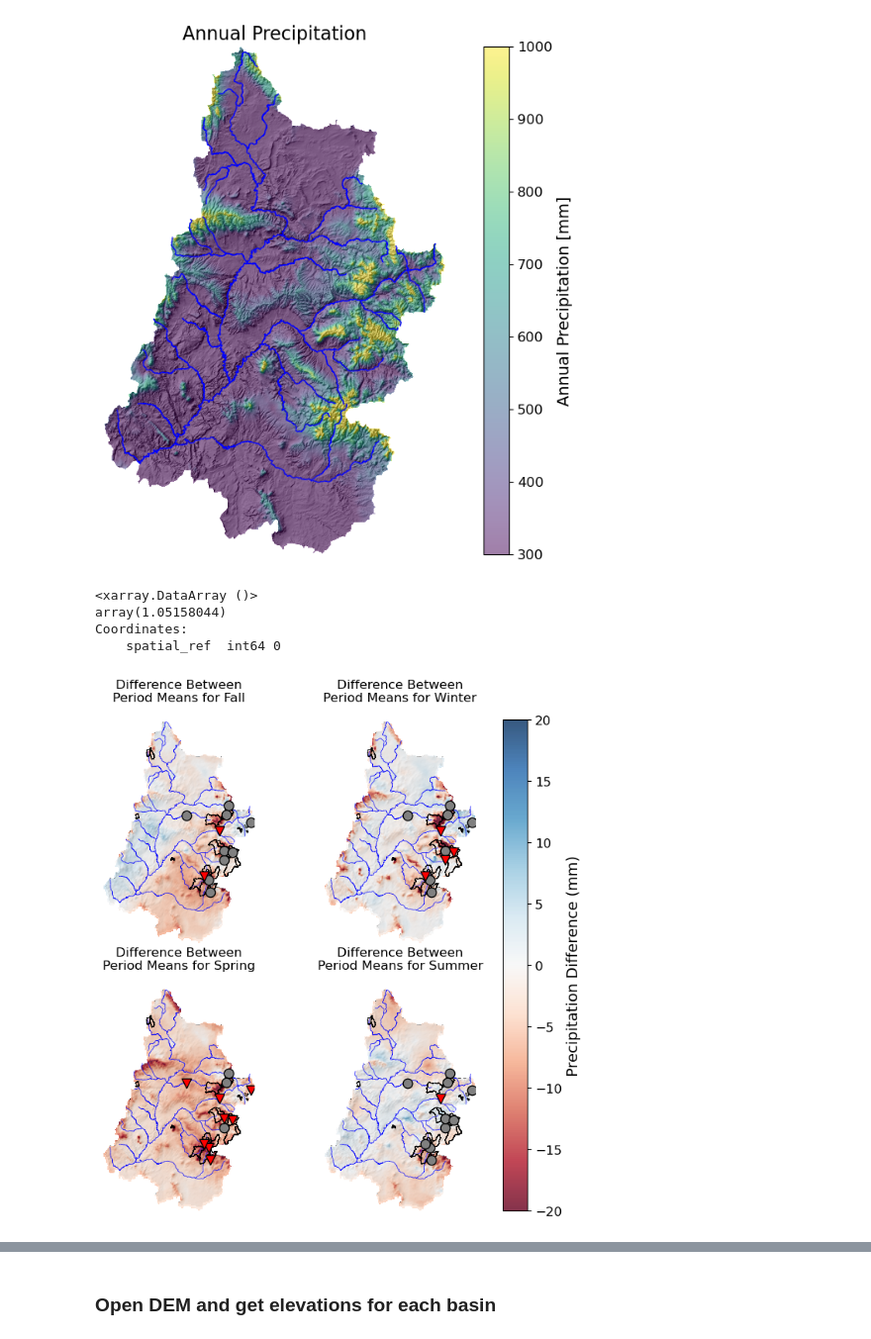
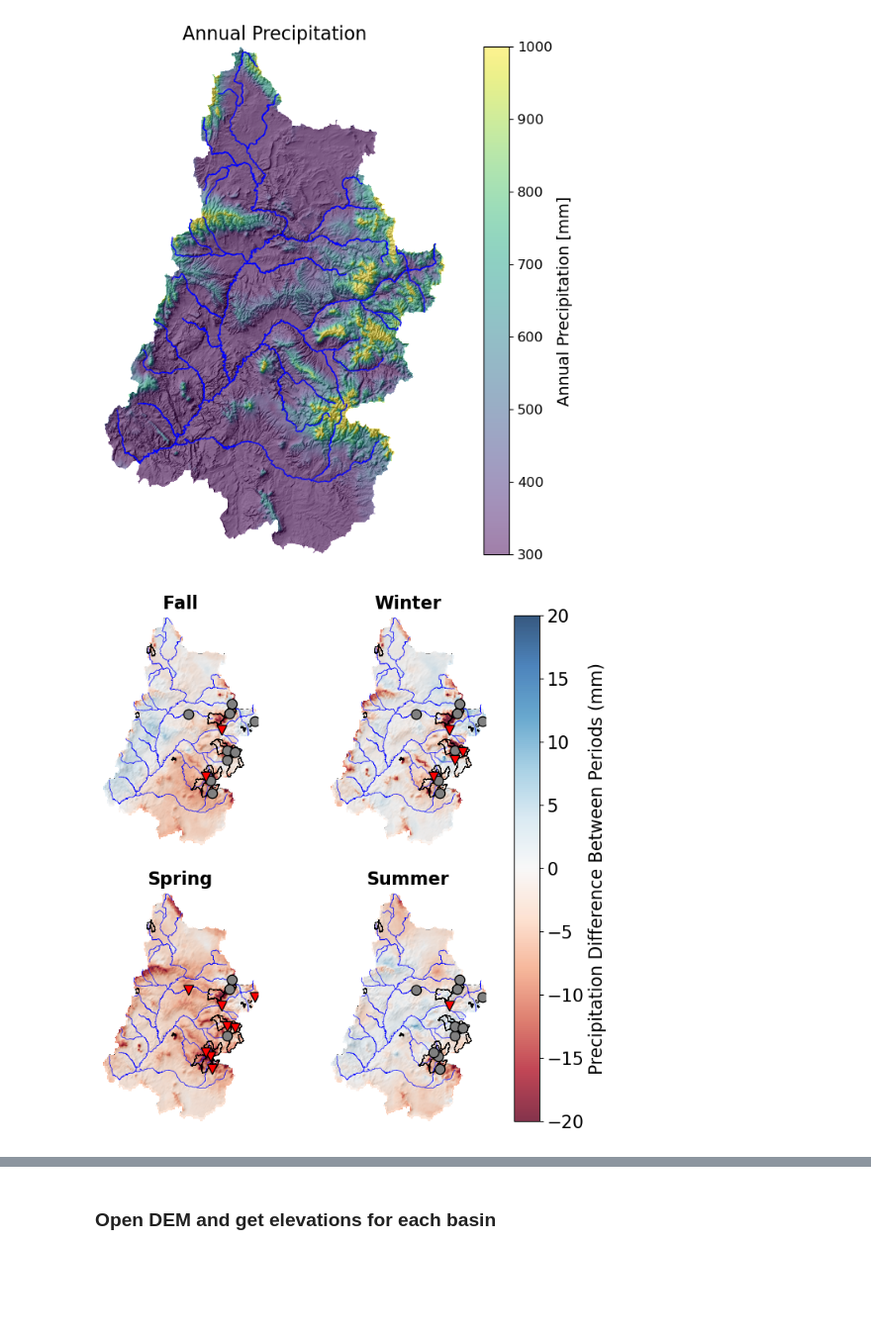
Before and after one commit to dlhogan97/Spring-Precipitation-Effect-CO-River, a Jupyter notebook: notebooks/Upper_CO_Analysis/notebooks/ucr_prism_analysis.ipynb, the cells around one changed output, grey strips where cells are left out. Shown: that part at 99% size. Saved outputs shown, nothing was run; the diff lists cells and outputs as text; code cells hidden in the pictures; blank space fills up the shorter version.

Commit message:
edits for publication figures

```diff
--- a/notebooks/Upper_CO_Analysis/notebooks/ucr_prism_analysis.ipynb
+++ b/notebooks/Upper_CO_Analysis/notebooks/ucr_prism_analysis.ipynb
@@ -427,13 +435,6 @@ ax.set_title('Annual Precipitation', size=16)
 # %% [output]
 Text(0.5, 1.0, 'Annual Precipitation')
 [figure]
-# %%
-prism_normals_annual_ds.sum()/472405/365
-# %% [output]
-<xarray.DataArray ()>
-array(1.05158044)
-Coordinates:
-    spatial_ref  int64 0
 # %%
 src_4km = rioxr.open_rasterio('../basin_characteristics/ucrb_dem_32613_150m.tif')
 # mask values less than 0
@@ -489,39 +490,42 @@ for i, month in enumerate([10,1,4,7]):
                                                                         ucrb_basin_boundary.bounds.loc[0]['maxx'],
                                                                         ucrb_basin_boundary.bounds.loc[0]['miny'],
                                                                         ucrb_basin_boundary.bounds.loc[0]['maxy']])
-    axs[i].set_title('Difference Between\nPeriod Means for {}'.format(labels[i]))
+    # axs[i].set_title('Difference Between\nPeriod Means for {}'.format(labels[i]))
+    axs[i].set_title('{}'.format(labels[i]), size=16, fontweight='bold')
     axs[i].set_axis_off()
     # set the colorbar label to be Percent Difference
     # cbar = axs[i].collections[0].colorbar
     # cbar.set_label('Seasonal Precipitation\n Difference (mm)')
     # plot the hcdn basins
     # ax2 = axs[i].twinx()
     hcdn_basins.plot(ax=axs[i], facecolor="none", edgecolor="black", linewidth=0.5, label='HCDN Basins')
 
     station_locations[station_locations['STATION'].isin(month_station_dict[month][1].index)].plot(ax=axs[i], color='gray', markersize=80, legend=False, ec='k',
                                                                                                     label='Insignificant Decrease or Increase')
 # plot station locations included in annual_significant_change with a downward red triangle
     station_locations[station_locations['STATION'].isin(month_station_dict[month][0].index)].plot(ax=axs[i], color='red', markersize=80, marker='v', legend=False,
                                                                                                   label='Significant Decrease (p<0.05)',
                                                                                                   ec='black')
     axs[i].set_xlim([ucrb_basin_boundary.bounds.loc[0]['minx'], ucrb_basin_boundary.bounds.loc[0]['maxx']])
     axs[i].set_ylim([ucrb_basin_boundary.bounds.loc[0]['miny'], ucrb_basin_boundary.bounds.loc[0]['maxy']])
     # # plot ucrb boundary
     # ucrb_basin_boundary.plot(ax=axs[i], facecolor="none", edgecolor="black", linewidth=2)
     # # turn off axis
     # ax2.axis('off')
     # # make the ax2 background transparent
     # ax2.patch.set_alpha(0)
     # if axs[i] == axs[2]:
         # axs[i].legend(loc='upper left', bbox_to_anchor=(0.45, -0.2), fontsize=12)
 # create a colorbar for the entire ax5 with vmin=20 and vmax=40 and cmap='YlGnBu'
 fig.subplots_adjust(left=0.1, bottom=0.1, right=0.7, top=0.9, wspace=0, hspace=0.2)
 cbar = fig.colorbar(im, ax=axs)
-cbar.set_label('Precipitation Difference (mm)', size=14)
+cbar.set_label('Precipitation Difference Between Periods (mm)', size=16)
 # increase the size of the tick labels for the colorbar
-cbar.ax.tick_params(labelsize=12)
+cbar.ax.tick_params(labelsize=16)
+# save figure at 700 dpi and 9x6 centimeters
+fig.savefig('../figures/seasonal_precipitation_difference.png', dpi=700, pad_inches=0.1)
 # %% [output]
-[figure, old version]
+[figure, new version]
 # %%
 # add another plot for the annual mean
 fig, ax = plt.subplots(figsize=(12, 8))
```
Also changed, not shown: parts of 4 cells of this notebook, 3 other files.
